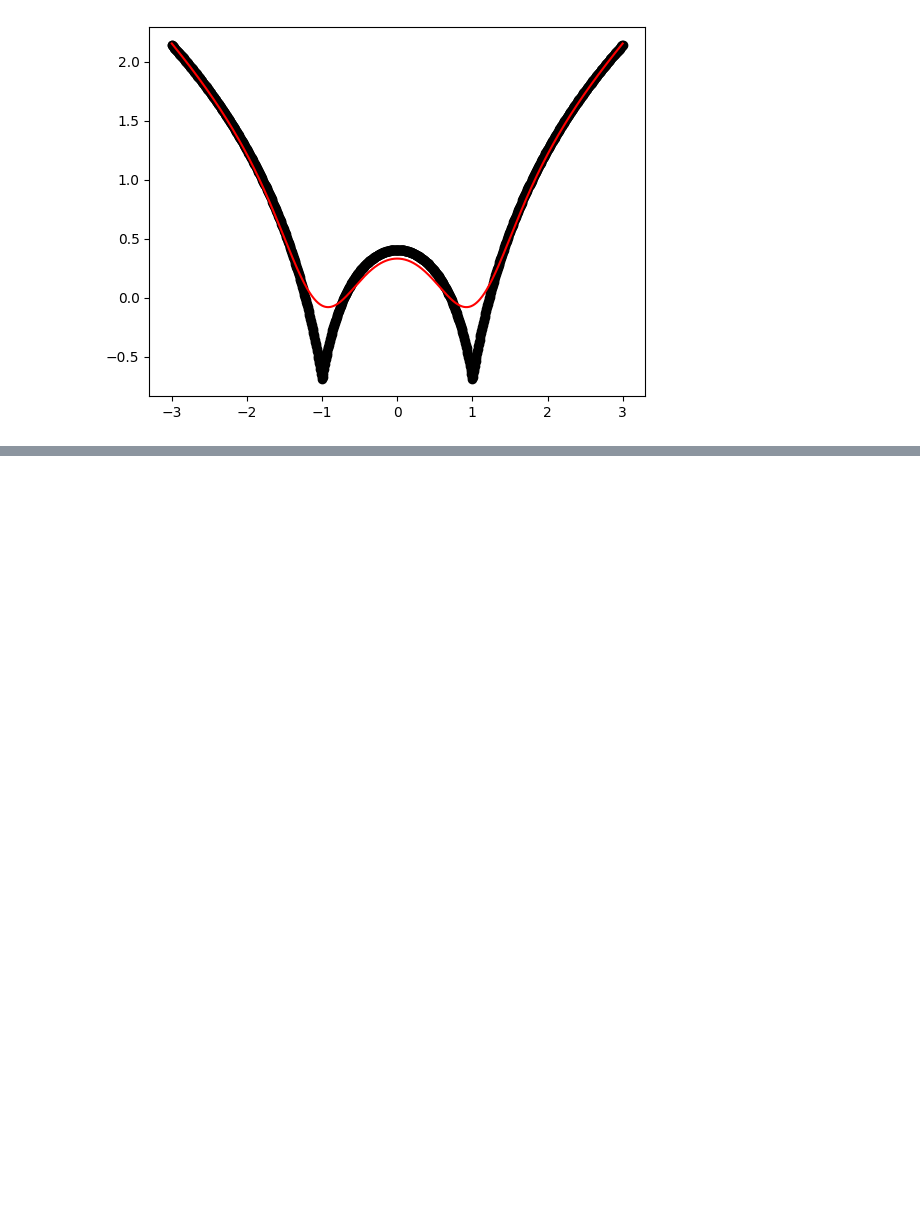
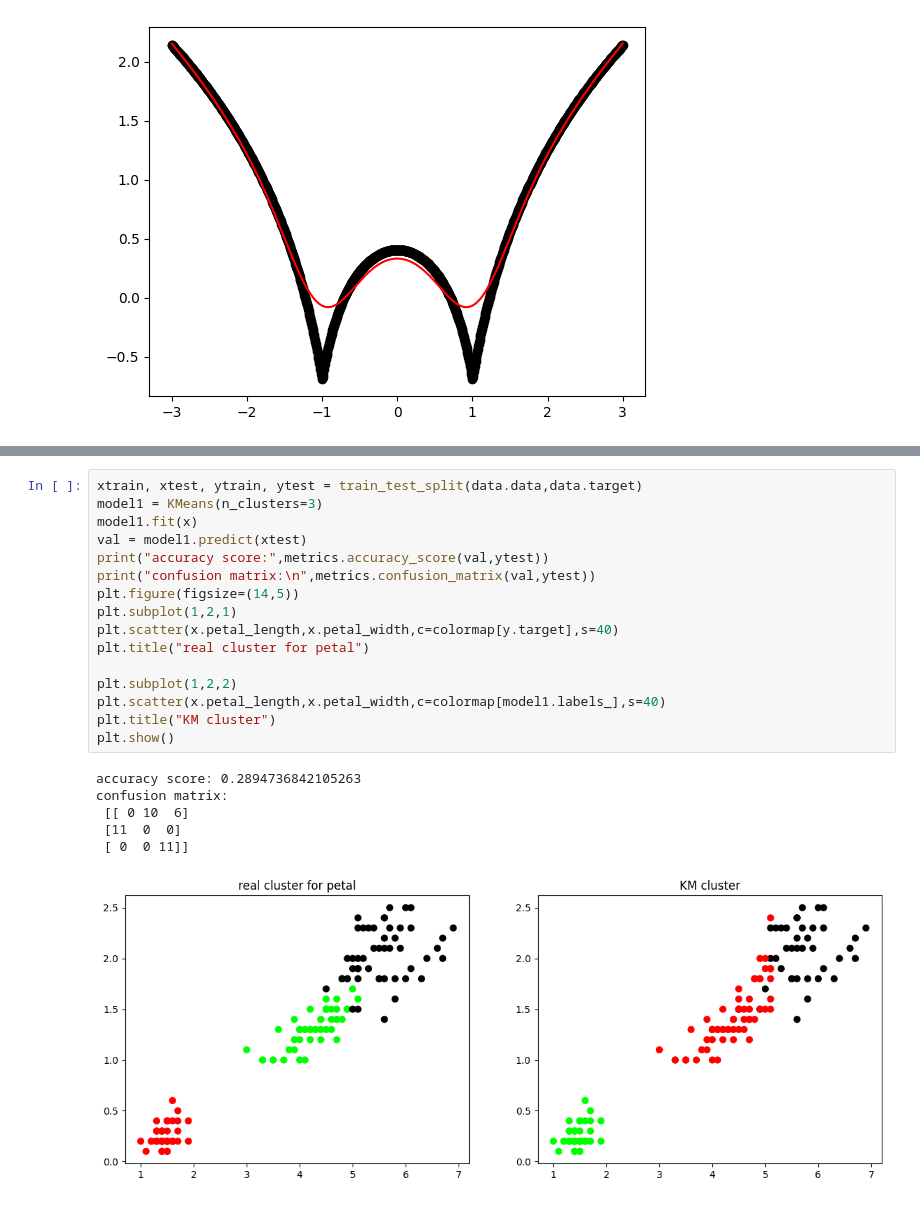
Before and after one commit to MsHegde-code/sem7, a Jupyter notebook: all.ipynb, the cells around one changed output, grey strips where cells are left out. Saved outputs shown, nothing was run; the diff lists cells and outputs as text; blank space fills up the shorter version.

```diff
--- a/all.ipynb
+++ b/all.ipynb
@@ -197,0 +327,23 @@ draw(0.1)
+# %%
+xtrain, xtest, ytrain, ytest = train_test_split(data.data,data.target)
+model1 = KMeans(n_clusters=3)
+model1.fit(x)
+val = model1.predict(xtest)
+print("accuracy score:",metrics.accuracy_score(val,ytest))
+print("confusion matrix:\n",metrics.confusion_matrix(val,ytest))
+plt.figure(figsize=(14,5))
+plt.subplot(1,2,1)
+plt.scatter(x.petal_length,x.petal_width,c=colormap[y.target],s=40)
+plt.title("real cluster for petal")
+
+plt.subplot(1,2,2)
+plt.scatter(x.petal_length,x.petal_width,c=colormap[model1.labels_],s=40)
+plt.title("KM cluster")
+plt.show()
+# %% [output]
+accuracy score: 0.2894736842105263
+confusion matrix:
+ [[ 0 10  6]
+ [11  0  0]
+ [ 0  0 11]]
+[figure, added]
```
Also changed, not shown: parts of 9 cells of this notebook, 3 other files.
